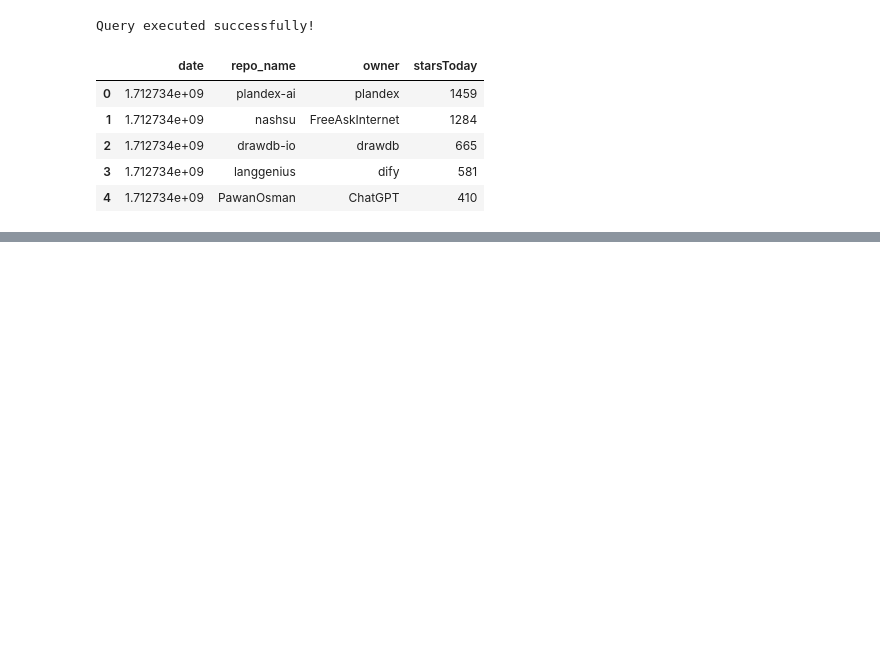
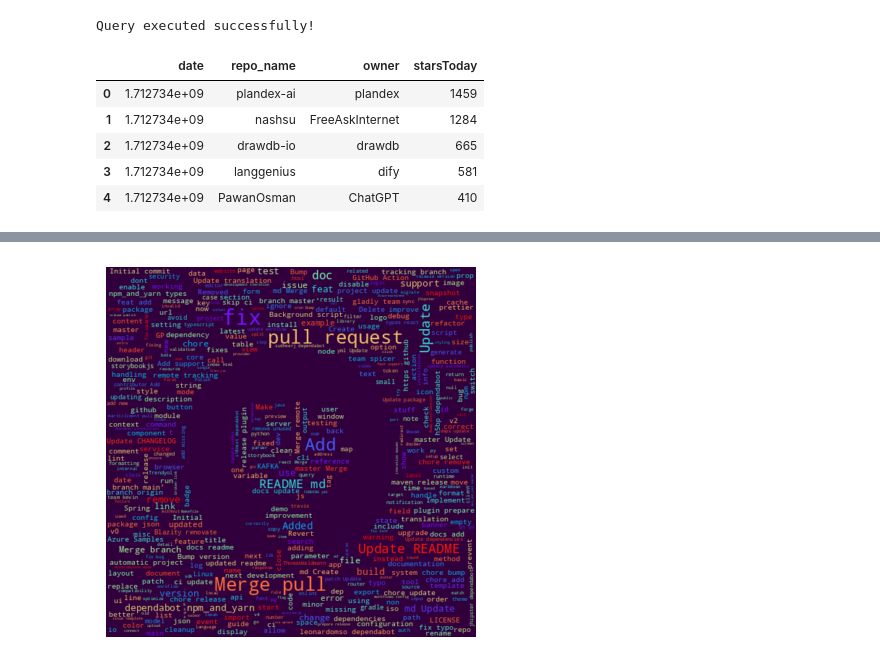
Before and after one commit to PinewoodPip/DatabasesProject, a Jupyter notebook: JupyterNotebook/analisis_projecte.ipynb, the cells around one changed output, grey strips where cells are left out. Saved outputs shown, nothing was run; the diff lists cells and outputs as text; code cells hidden in the pictures; blank space fills up the shorter version.

```diff
--- a/JupyterNotebook/analisis_projecte.ipynb
+++ b/JupyterNotebook/analisis_projecte.ipynb
@@ -257,0 +423,15 @@ What we mean here is to perform a PCA (principal components analysis) in order t
+# %%
+# Use a mask and a color map
+
+# <a href='https://dryicons.com/icon/square-github-icon-8312'> Icon by Dryicons </a>
+github_image = np.array(Image.open("./Images/wordclouds/github_square.png"))
+
+word_cloud_mask = obtain_mask(github_image)
+# Word cloud repeats words since he needs fill the gaps using the correct size.
+# print(len(all_text.split(' ')))
+# print(len(pd.unique(all_text.split(' '))))
+
+word_cloud = WordCloud(stopwords=stopwords, colormap='rainbow', mask=word_cloud_mask, max_font_size=30, max_words=10000, background_color="#31003C")
+plot_word_cloud(word_cloud, all_text, True, "git_mask")
+# %% [output]
+[figure, added]
```
Also changed, not shown: parts of 18 cells of this notebook, 3 other files.
